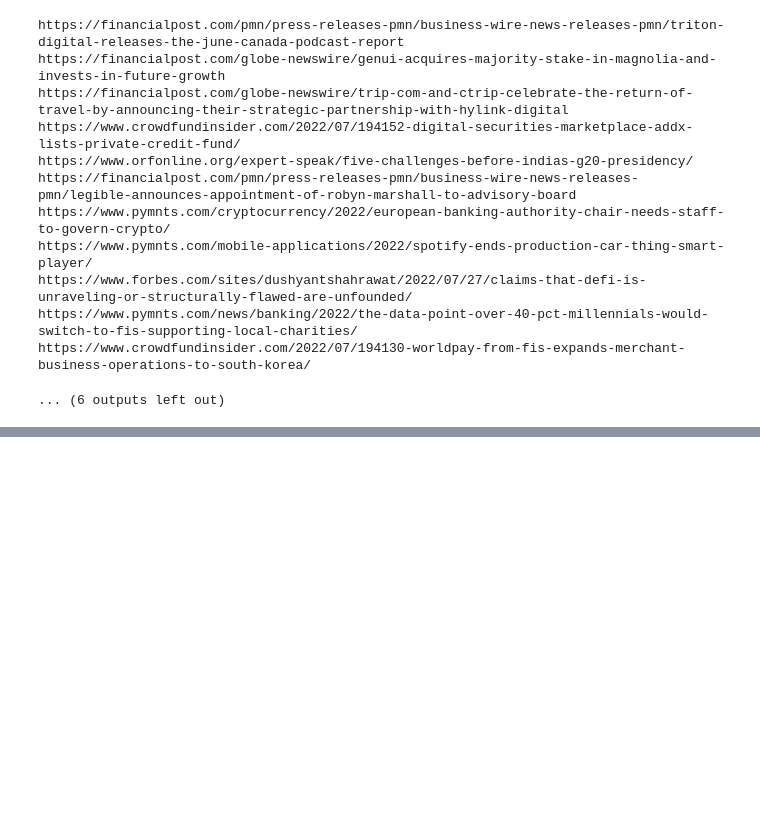
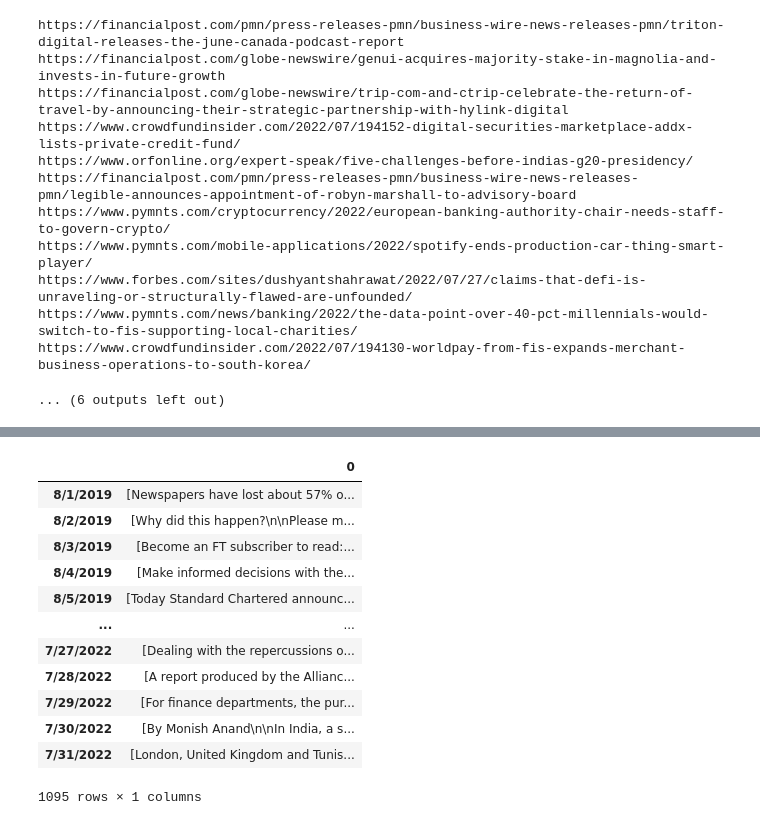
Before and after one commit to ho2921ho/BerTopic2, a Jupyter notebook: EngNewsCrawl.ipynb, the cells around one changed output, grey strips where cells are left out. Cells and saved outputs as stored; diff of their text form; code cells hidden in the pictures; blank space fills up the shorter version.

```diff
--- a/EngNewsCrawl.ipynb
+++ b/EngNewsCrawl.ipynb
@@ -352,3 +354,7 @@ for idx, _ in enumerate(df_final[0]):
 # %%
 with open(r'C:/Users/Notebiz003/BerTopic/news/' + 'news_final.pickle','wb') as f:
     pickle.dump(df_final,f)
+# %%
+name = 'news_final.pickle'
+with open('C:/Users/User-Pc/BerTopic2/' + name, 'rb') as f:
+    data = pickle.load(f)
@@ -354,0 +381,16 @@ with open(r'C:/Users/Notebiz003/BerTopic/news/' + 'news_final.pickle','wb') as f
+# %%
+data
+# %% [output]
+|  | 0 |
+| 8/1/2019 | [Newspapers have lost about 57% o... |
+| 8/2/2019 | [Why did this happen?\n\nPlease m... |
+| 8/3/2019 | [Become an FT subscriber to read:... |
+| 8/4/2019 | [Make informed decisions with the... |
+| 8/5/2019 | [Today Standard Chartered announc... |
+| ... | ... |
+| 7/27/2022 | [Dealing with the repercussions o... |
+| 7/28/2022 | [A report produced by the Allianc... |
+| 7/29/2022 | [For finance departments, the pur... |
+| 7/30/2022 | [By Monish Anand\n\nIn India, a s... |
+| 7/31/2022 | [London, United Kingdom and Tunis... |
+1095 rows × 1 columns
```
Also changed, not shown: parts of 5 cells of this notebook, 8 other files.
